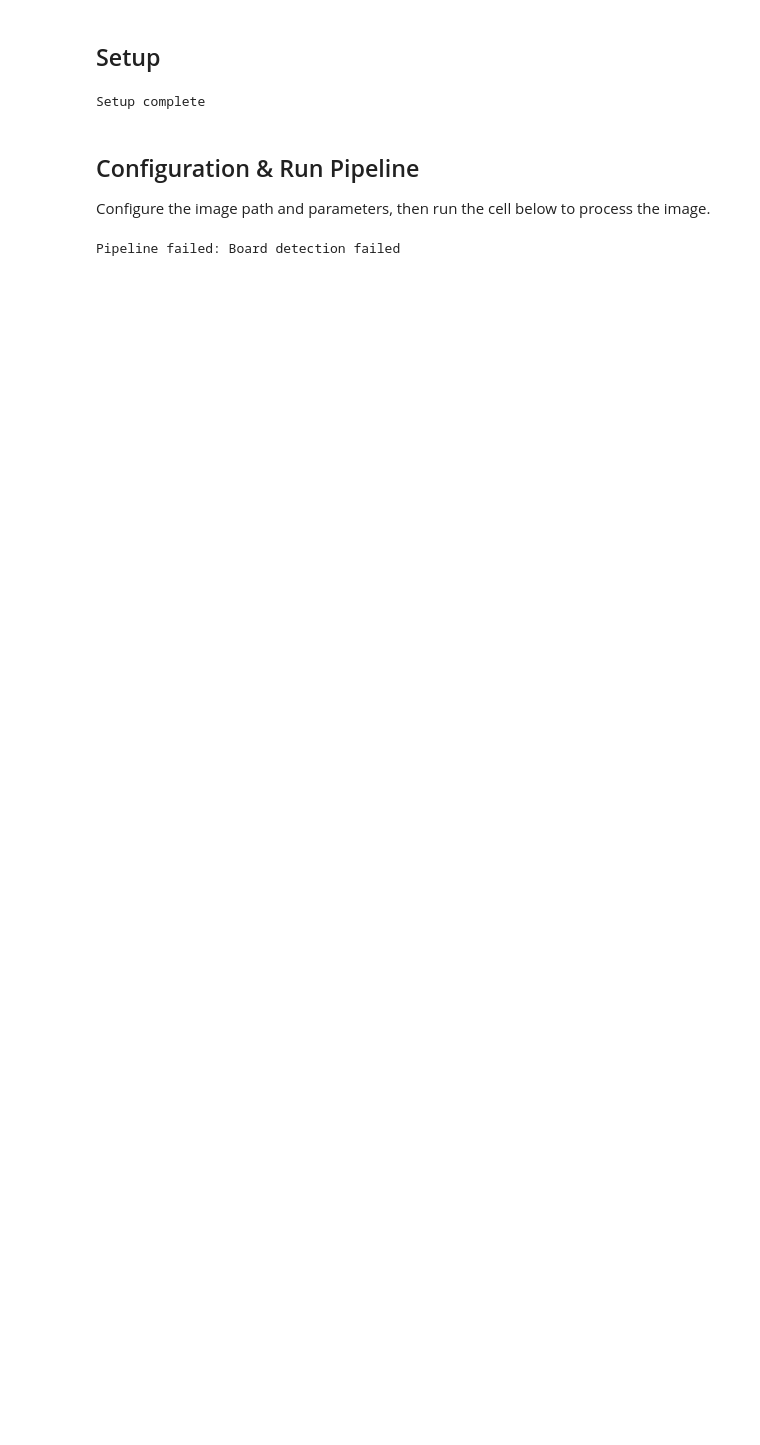
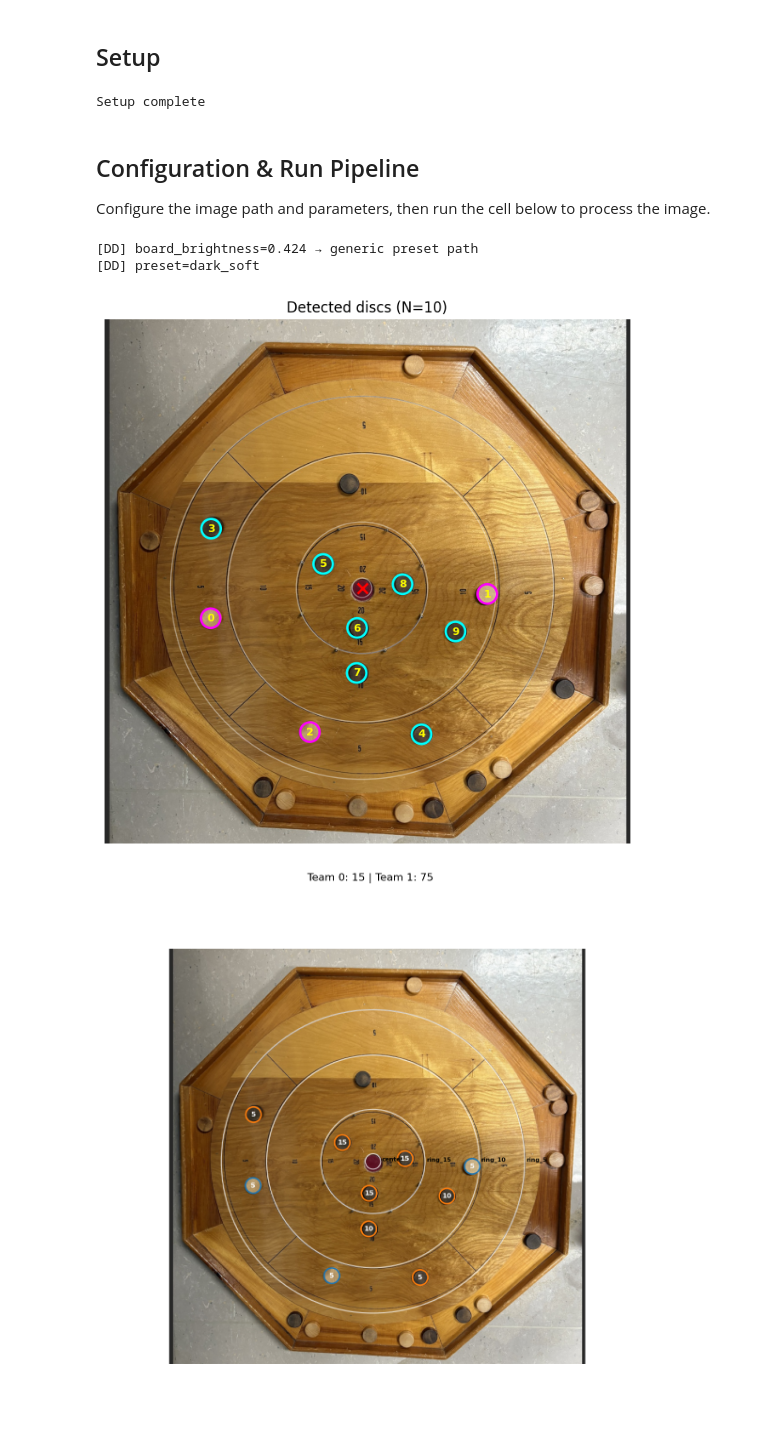
Before and after one commit to bushwill/CMPT819-Project, a Jupyter notebook: run_script3.ipynb, the cells around one changed output. Drawn from its saved outputs; the diff is of its cells as text; code cells hidden in the pictures; blank space fills up the shorter version.

```diff
--- a/run_script3.ipynb
+++ b/run_script3.ipynb
@@ -18,29 +18,32 @@ Configure the image path and parameters, then run the cell below to process the
 # %%
 # ====================
 # IMAGE CONFIGURATION
 # ====================
-IMAGE_PATH = 'images/sam_board3.jpg'
+IMAGE_PATH = 'images/sam_board7.jpg'
 TEAM1_20S = 0  # Number of 20-point discs for Team 1 (light colored)
 TEAM2_20S = 0  # Number of 20-point discs for Team 2 (dark colored)
 
 # ====================
 # LOAD CONFIG
 # ====================
 CONFIG = DEFAULT_CONFIG.copy()
 
 # ====================
 # RUN PIPELINE
 # ====================
 result = crk.run_complete_pipeline(IMAGE_PATH, CONFIG, team1_20s=TEAM1_20S, team2_20s=TEAM2_20S)
 
 if result['success'] and result['overlay_img'] is not None:
     plt.figure(figsize=(12, 12))
     plt.imshow(result['overlay_img'])
     plt.axis('off')
     plt.title(f"Team 0: {result['team1_score']} | Team 1: {result['team2_score']}", fontsize=16)
     plt.tight_layout()
     plt.show()
 else:
     print(f"Pipeline failed: {result['error']}")
 # %% [output]
-Pipeline failed: Board detection failed
+[DD] board_brightness=0.424 → generic preset path
+[DD] preset=dark_soft
+[figure, added]
+[figure, added]
```
Also changed, not shown: 16 other files.
